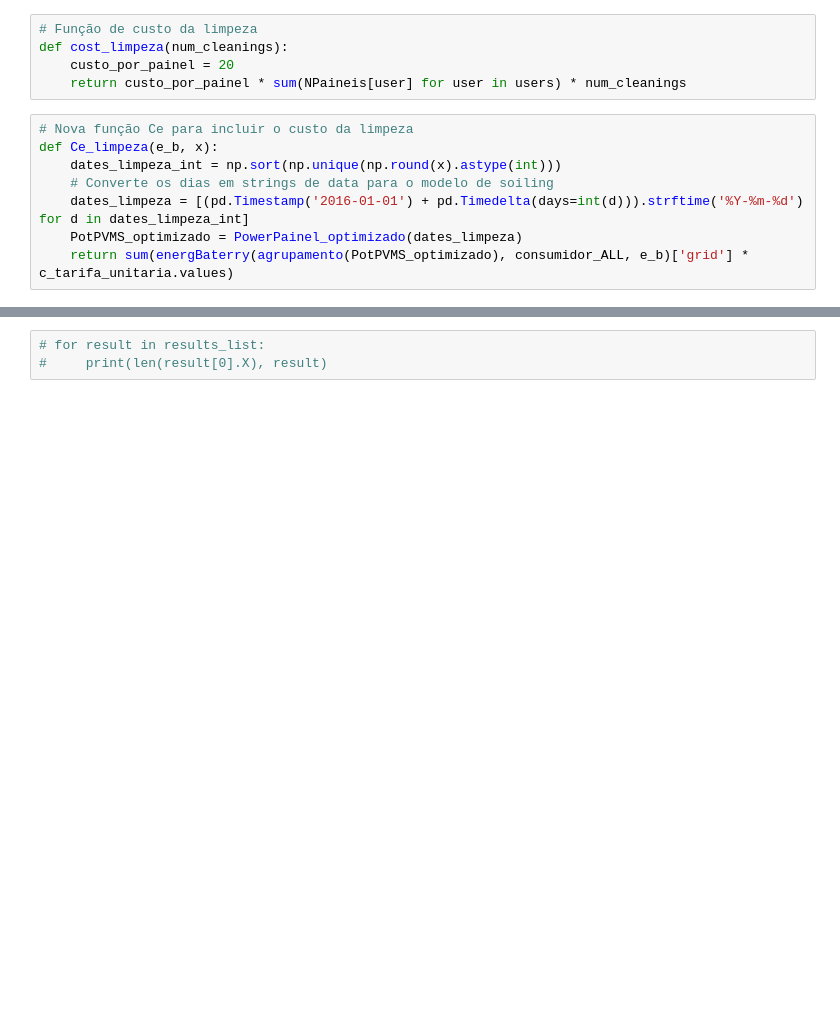
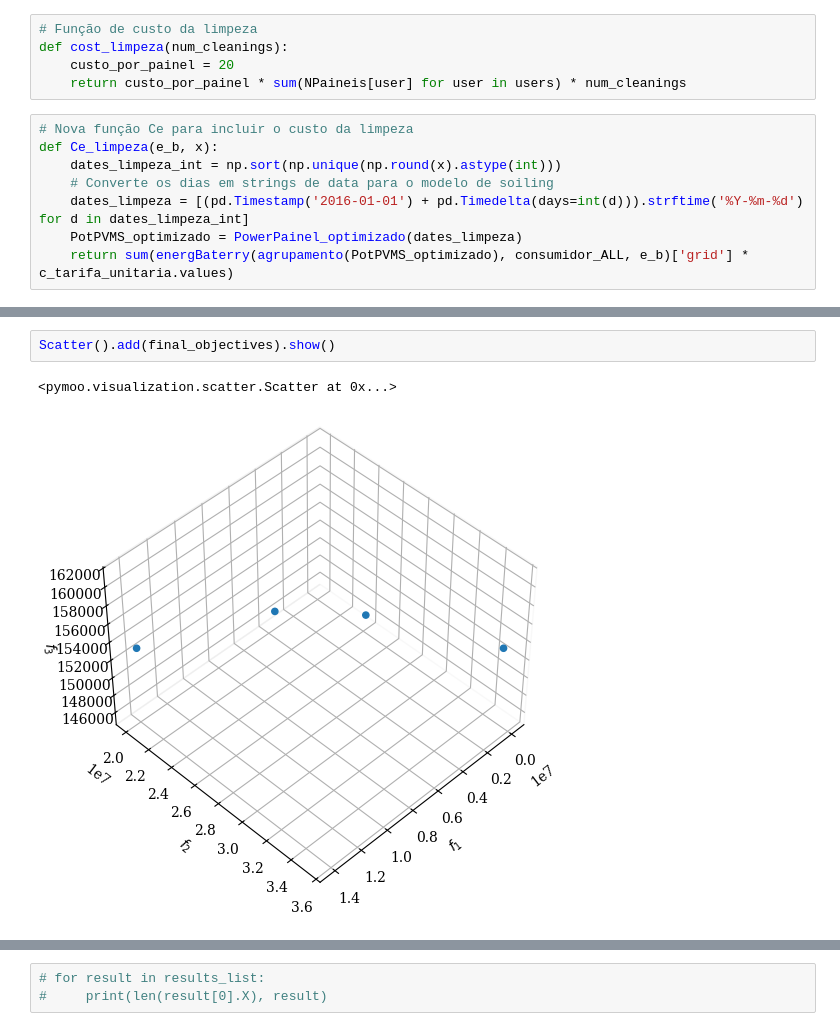
Before and after one commit to arthurcoelho442/Sujidade-e-Retorno-Economico-de-Baterias, a Jupyter notebook: atual copy 3.ipynb, the cells around one changed output, grey strips where cells are left out. Saved outputs shown, nothing was run; the diff lists cells and outputs as text; blank space fills up the shorter version.

```diff
--- a/atual copy 3.ipynb
+++ b/atual copy 3.ipynb
@@ -860,3 +878,8 @@ scatter_plot = Scatter(title="Pareto Front")
+# %%
+Scatter().add(final_objectives).show()
+# %% [output]
+<pymoo.visualization.scatter.Scatter at 0x...>
+[figure, added]
 # %%
 custo_por_painel        = 20  # Custo por painel em R$
 custo_limpeza_sistema   = custo_por_painel * sum(NPaineis[user] for user in users) # Custo total de limpeza do sistema
```
Also changed, not shown: parts of 16 cells of this notebook, 2 other files.
